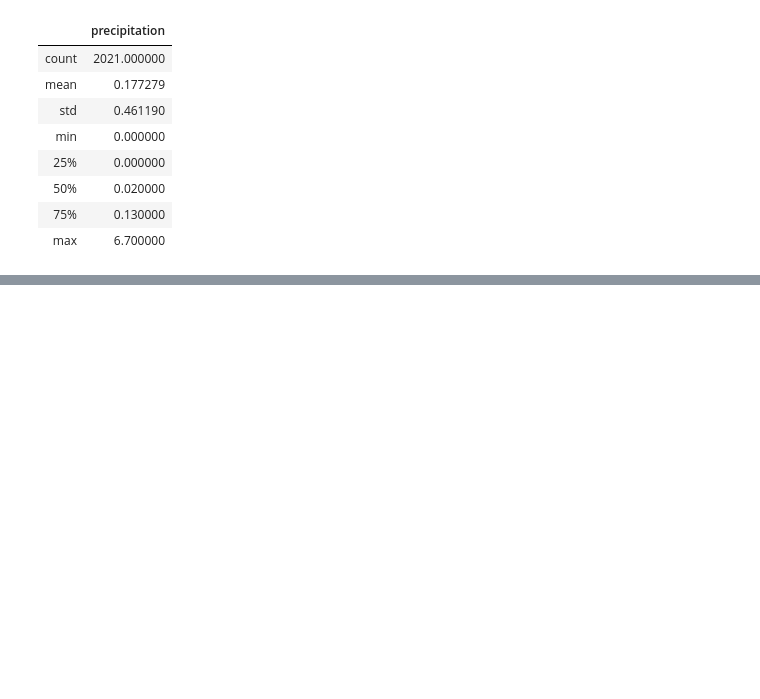
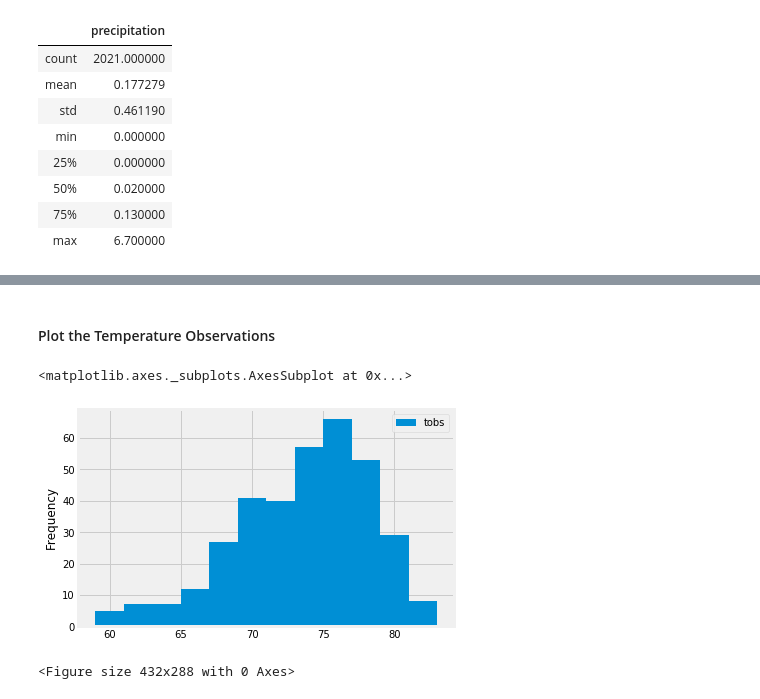
Before and after one commit to aodoming/Surfs_Up_ADominguez, a Jupyter notebook: climate_analysis.ipynb, the cells around one changed output, grey strips where cells are left out. Saved outputs shown, nothing was run; the diff lists cells and outputs as text; code cells hidden in the pictures; blank space fills up the shorter version.

Commit message:
Plotting the Highest Number of Observations.

```diff
--- a/climate_analysis.ipynb
+++ b/climate_analysis.ipynb
@@ -224,0 +291,18 @@ df.describe()
+# %%
+# Create a visualization of your results. First, Query for the Temperature Observations
+# Pull Measurement.tobs column in order to get our total observations count.
+# temperture observation(tobs)
+session.query(Measurement.tobs)
+
+# Filter out all the stations except the most active station with filter(Measurement.station == 'USC00519281')
+results = session.query(Measurement.tobs).\
+filter(Measurement.station == 'USC00519281')
+
+# Filter to consider only the most recent year
+
+results = session.query(Measurement.tobs).\
+filter(Measurement.station == 'USC00519281').\
+filter(Measurement.date >= prev_year).all()
+
+# Add a print statement
+print(results)
@@ -224,0 +313,5 @@ df.describe()
+# %%
+# When creating a DataFrame, our first parameter is our list, and the second parameter is the column(s)
+# Convert above list/resuls to a DF
+df = pd.DataFrame(results, columns=['tobs'])
+print(df)
@@ -224,0 +333,15 @@ df.describe()
+# %% [markdown]
+#### Plot the Temperature Observations
+# %%
+# Create a histogram from the temperature observations. Divide our temperature observations into 12 different bins.
+# To create the histogram, we need to use the plot() function and the hist() function and add the number of bins as a parameter.
+
+df.plot.hist(bins=12)
+# %% [output]
+<matplotlib.axes._subplots.AxesSubplot at 0x...>
+[figure, added]
+# %%
+# Compress the x-axis labels so that they fit into the box holding our plot. Using plt.tight_layout()
+plt.tight_layout()
+# %% [output]
+<Figure size 432x288 with 0 Axes>
```
Also changed, not shown: parts of 12 cells of this notebook.
